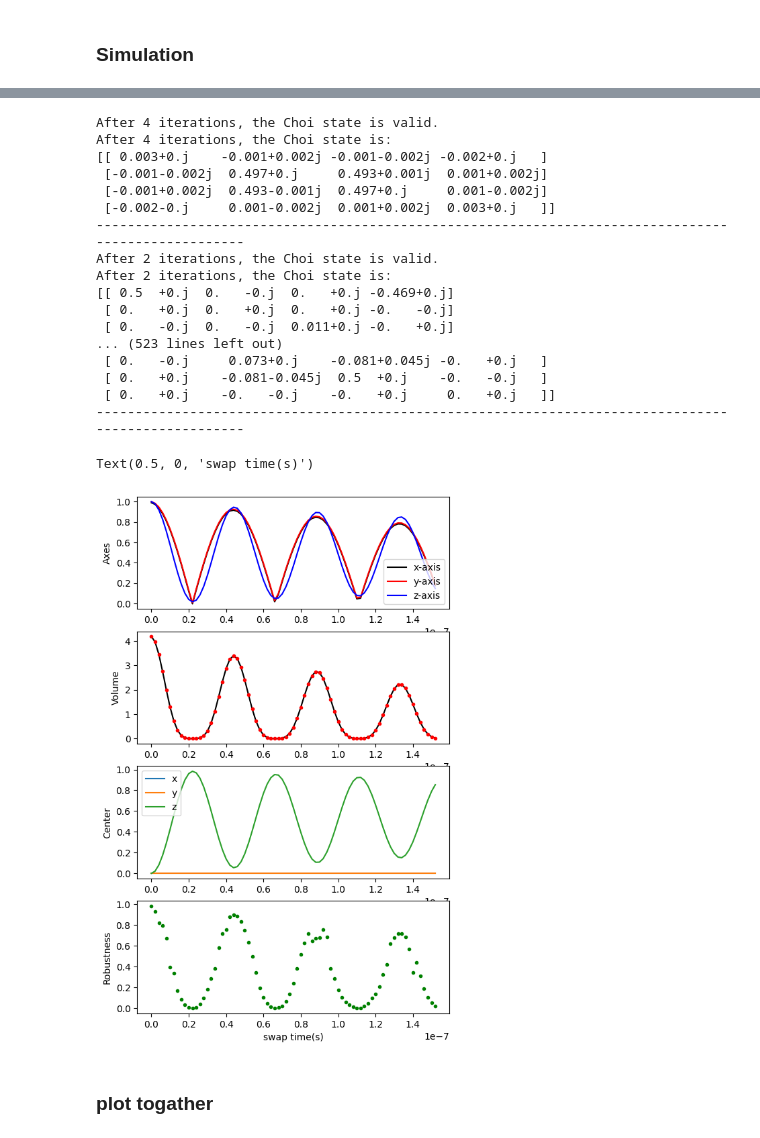
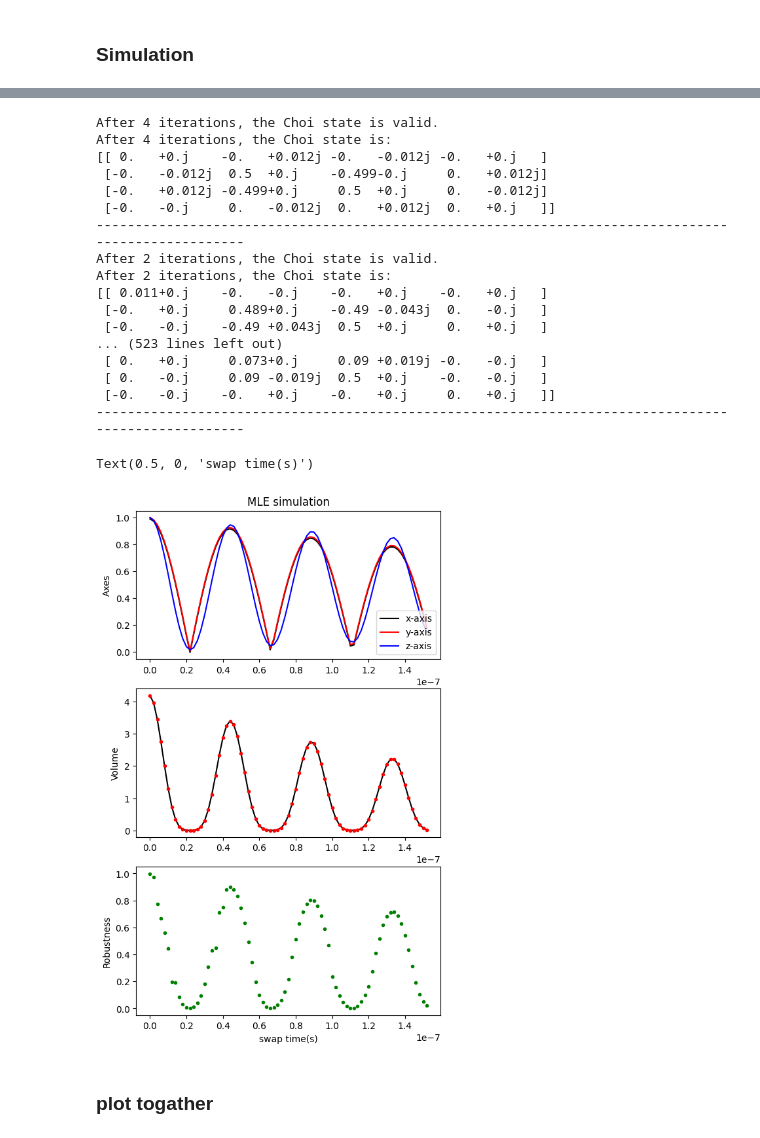
Before and after one commit to 44hsiang/quantum_memory_data, a Jupyter notebook: non_Markovian150ns_data.ipynb, the cells around one changed output, grey strips where cells are left out. Drawn from its saved outputs; the diff is of its cells as text; code cells hidden in the pictures.

```diff
--- a/non_Markovian150ns_data.ipynb
+++ b/non_Markovian150ns_data.ipynb
@@ -18,6 +18,8 @@ non_Markovian_data = {
     },
     'sim_mle':{
     },
+    'qpt':{
+    }
 }
 # %%
 from pathlib import Path
@@ -746,7 +746,7 @@ non_Markovian_data['mle'] = non_Markovian_data_mle
 from quam_libs.macros import generate_uniform_sphere_angles
 swap_time = np.arange(0, 153e-9,2e-9)  # time in seconds
 
-n_points =500
+n_points =1000
 error_rate = 0
 t1 = 1e-6
 t2= 0.5e-6
@@ -916,20 +916,20 @@ for i,key in enumerate(swap_result_dict.keys()):
 # %% [output]
 After 4 iterations, the Choi state is valid.
 After 4 iterations, the Choi state is:
-[[ 0.003+0.j    -0.001+0.002j -0.001-0.002j -0.002+0.j   ]
- [-0.001-0.002j  0.497+0.j     0.493+0.001j  0.001+0.002j]
- [-0.001+0.002j  0.493-0.001j  0.497+0.j     0.001-0.002j]
- [-0.002-0.j     0.001-0.002j  0.001+0.002j  0.003+0.j   ]]
+[[ 0.   +0.j    -0.   +0.012j -0.   -0.012j -0.   +0.j   ]
+ [-0.   -0.012j  0.5  +0.j    -0.499-0.j     0.   +0.012j]
+ [-0.   +0.012j -0.499+0.j     0.5  +0.j     0.   -0.012j]
+ [-0.   -0.j     0.   -0.012j  0.   +0.012j  0.   +0.j   ]]
 ----------------------------------------------------------------------------------------------------
 After 2 iterations, the Choi state is valid.
 After 2 iterations, the Choi state is:
-[[ 0.5  +0.j  0.   -0.j  0.   +0.j -0.469+0.j]
- [ 0.   +0.j  0.   +0.j  0.   +0.j -0.   -0.j]
- [ 0.   -0.j  0.   -0.j  0.011+0.j -0.   +0.j]
+[[ 0.011+0.j    -0.   -0.j    -0.   +0.j    -0.   +0.j   ]
+ [-0.   +0.j     0.489+0.j    -0.49 -0.043j  0.   -0.j   ]
+ [-0.   -0.j    -0.49 +0.043j  0.5  +0.j     0.   +0.j   ]
 ... (523 lines left out)
- [ 0.   -0.j     0.073+0.j    -0.081+0.045j -0.   +0.j   ]
- [ 0.   +0.j    -0.081-0.045j  0.5  +0.j    -0.   -0.j   ]
- [ 0.   +0.j    -0.   -0.j    -0.   +0.j     0.   +0.j   ]]
+ [ 0.   +0.j     0.073+0.j     0.09 +0.019j -0.   -0.j   ]
+ [ 0.   -0.j     0.09 -0.019j  0.5  +0.j    -0.   -0.j   ]
+ [-0.   -0.j    -0.   +0.j    -0.   +0.j     0.   +0.j   ]]
 ----------------------------------------------------------------------------------------------------
 # %%
 swap_choi_list = [swap_result_dict[key]["choi state"] for key in swap_result_dict.keys()]
@@ -942,37 +942,32 @@ for i,key in enumerate(swap_result_dict.keys()):
 # %%
 axes_list = np.array([swap_result_dict[key]['axes'] for key in sim_swap_analyze.keys()])
 volume_list = np.array([swap_result_dict[key]['volume'] for key in sim_swap_analyze.keys()])
 center_list = np.array([swap_result_dict[key]['center'] for key in sim_swap_analyze.keys()])
 robustness_list = np.array([swap_result_dict[key]['memory robustness'] for key in sim_swap_analyze.keys()])
 
 fig = plt.figure(figsize=(6, 10))
-ax_name = ['axes', 'volume','center', 'QM']
+ax_name = ['axes', 'volume', 'QM']
 ax_axes = fig.add_subplot(len(ax_name), 1, 1)
 ax_volume = fig.add_subplot(len(ax_name), 1, 2)
-ax_center = fig.add_subplot(len(ax_name), 1, 3)
-ax_QM = fig.add_subplot(len(ax_name), 1, 4)
+ax_QM = fig.add_subplot(len(ax_name), 1, 3)
 #ax_axes.set_title('simulation swap')
 ax_axes.plot(swap_time,axes_list[:, 0]-0.01,'k' ,label='x-axis')
 ax_axes.plot(swap_time,axes_list[:, 1],'r',label='y-axis')
 ax_axes.plot(swap_time,axes_list[:, 2],'b', label='z-axis')
 #ax_axes.set_ylim(0.9, 1.1)  # Adjust the y-axis limits to focus on the axes values
 ax_axes.legend()
 ax_axes.set_ylabel('Axes')
+ax_axes.set_title('MLE simulation')
 ax_volume.plot(swap_time,volume_list,'k', label='volume')
 ax_volume.plot(swap_time,volume_list,'.r', label='volume')
 #ax_volume.set_ylim(3.5,4.5)
 ax_volume.set_ylabel('Volume')
-ax_center.plot(swap_time,center_list[:,0],label='x')
-ax_center.plot(swap_time,center_list[:,1],label='y')
-ax_center.plot(swap_time,center_list[:,2],label='z')
-ax_center.set_ylabel('Center')
-ax_center.legend()
 ax_QM.plot(swap_time,robustness_list,'.g',label='memory robustness')
 ax_QM.set_ylabel('Robustness')
 ax_QM.set_xlabel('swap time(s)')
 # %% [output]
 Text(0.5, 0, 'swap time(s)')
-[figure, old version]
+[figure, new version]
 # %%
 non_Markovian_data['sim_mle'] = {key:{
     'data':sim_swap_data[key],
```
Also changed, not shown: parts of 16 cells of this notebook.
